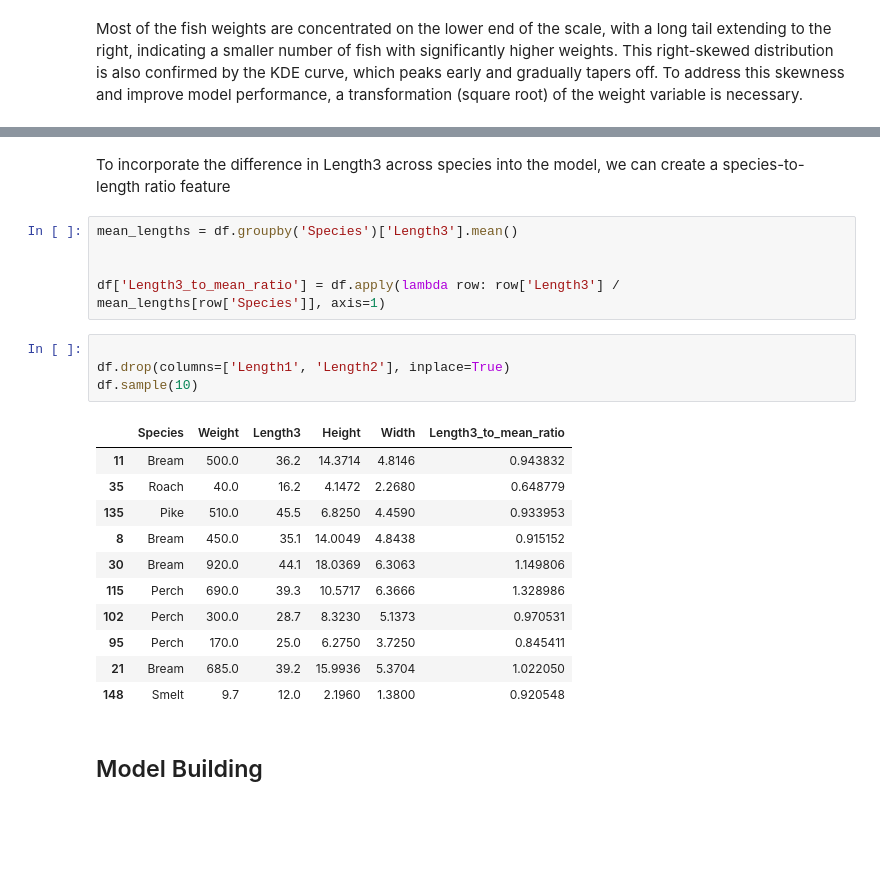
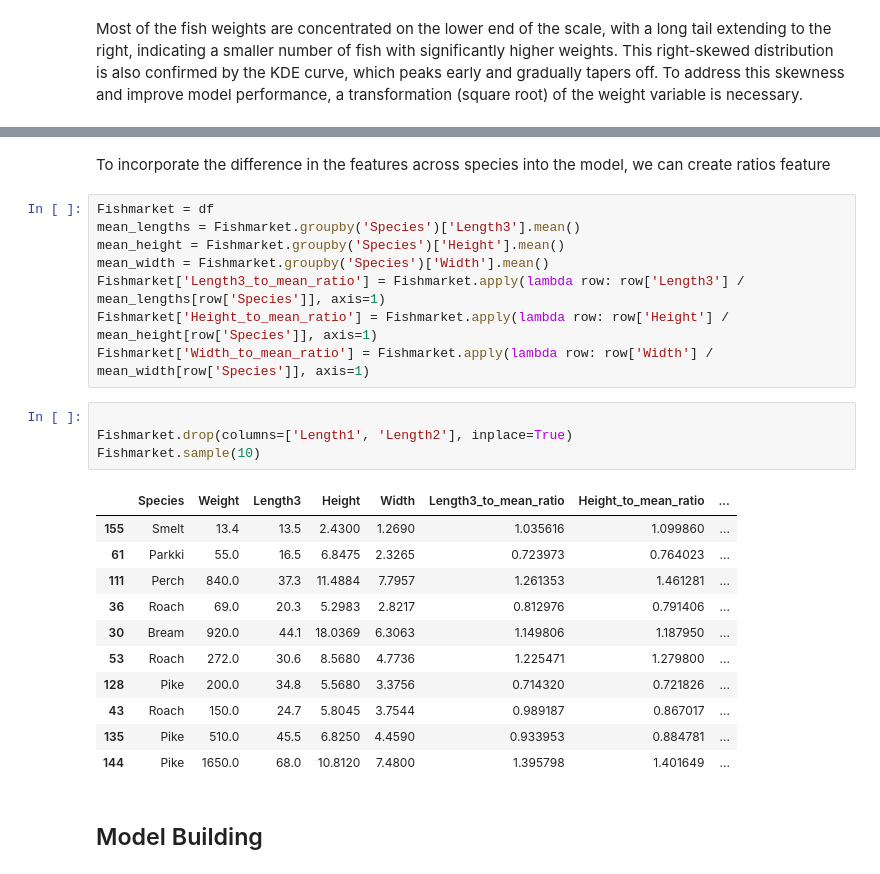
Before and after one commit to ibtissem101/DSC-Challenge, a Jupyter notebook: challenge.ipynb, the cells around one changed output, grey strips where cells are left out. Drawn from its saved outputs; the diff is of its cells as text; blank space fills up the shorter version.

```diff
--- a/challenge.ipynb
+++ b/challenge.ipynb
@@ -141,26 +187,29 @@ There is a significant difference between the species with respect to Length3.
 # %% [markdown]
-To incorporate the difference in Length3 across species into the model, we can create a species-to-length ratio feature
+To incorporate the difference in the features across species into the model, we can create ratios feature
 # %%
-mean_lengths = df.groupby('Species')['Length3'].mean()
-
-
-df['Length3_to_mean_ratio'] = df.apply(lambda row: row['Length3'] / mean_lengths[row['Species']], axis=1)
+Fishmarket = df
+mean_lengths = Fishmarket.groupby('Species')['Length3'].mean()
+mean_height = Fishmarket.groupby('Species')['Height'].mean()
+mean_width = Fishmarket.groupby('Species')['Width'].mean()
+Fishmarket['Length3_to_mean_ratio'] = Fishmarket.apply(lambda row: row['Length3'] / mean_lengths[row['Species']], axis=1)
+Fishmarket['Height_to_mean_ratio'] = Fishmarket.apply(lambda row: row['Height'] / mean_height[row['Species']], axis=1)
+Fishmarket['Width_to_mean_ratio'] = Fishmarket.apply(lambda row: row['Width'] / mean_width[row['Species']], axis=1)
 # %%
 
-df.drop(columns=['Length1', 'Length2'], inplace=True)
-df.sample(10)
+Fishmarket.drop(columns=['Length1', 'Length2'], inplace=True)
+Fishmarket.sample(10)
 # %% [output]
-|  | Species | Weight | Length3 | Height | Width | Length3_to_mean_ratio |
-| 11 | Bream | 500.0 | 36.2 | 14.3714 | 4.8146 | 0.943832 |
-| 35 | Roach | 40.0 | 16.2 | 4.1472 | 2.2680 | 0.648779 |
-| 135 | Pike | 510.0 | 45.5 | 6.8250 | 4.4590 | 0.933953 |
-| 8 | Bream | 450.0 | 35.1 | 14.0049 | 4.8438 | 0.915152 |
-| 30 | Bream | 920.0 | 44.1 | 18.0369 | 6.3063 | 1.149806 |
-| 115 | Perch | 690.0 | 39.3 | 10.5717 | 6.3666 | 1.328986 |
-| 102 | Perch | 300.0 | 28.7 | 8.3230 | 5.1373 | 0.970531 |
-| 95 | Perch | 170.0 | 25.0 | 6.2750 | 3.7250 | 0.845411 |
-| 21 | Bream | 685.0 | 39.2 | 15.9936 | 5.3704 | 1.022050 |
-| 148 | Smelt | 9.7 | 12.0 | 2.1960 | 1.3800 | 0.920548 |
+|  | Species | Weight | Length3 | Height | Width | Length3_to_mean_ratio | Height_to_mean_ratio | ... |
+| 155 | Smelt | 13.4 | 13.5 | 2.4300 | 1.2690 | 1.035616 | 1.099860 | ... |
+| 61 | Parkki | 55.0 | 16.5 | 6.8475 | 2.3265 | 0.723973 | 0.764023 | ... |
+| 111 | Perch | 840.0 | 37.3 | 11.4884 | 7.7957 | 1.261353 | 1.461281 | ... |
+| 36 | Roach | 69.0 | 20.3 | 5.2983 | 2.8217 | 0.812976 | 0.791406 | ... |
+| 30 | Bream | 920.0 | 44.1 | 18.0369 | 6.3063 | 1.149806 | 1.187950 | ... |
+| 53 | Roach | 272.0 | 30.6 | 8.5680 | 4.7736 | 1.225471 | 1.279800 | ... |
+| 128 | Pike | 200.0 | 34.8 | 5.5680 | 3.3756 | 0.714320 | 0.721826 | ... |
+| 43 | Roach | 150.0 | 24.7 | 5.8045 | 3.7544 | 0.989187 | 0.867017 | ... |
+| 135 | Pike | 510.0 | 45.5 | 6.8250 | 4.4590 | 0.933953 | 0.884781 | ... |
+| 144 | Pike | 1650.0 | 68.0 | 10.8120 | 7.4800 | 1.395798 | 1.401649 | ... |
 # %% [markdown]
 ## Model Building
 # %%
```
Also changed, not shown: parts of 12 cells of this notebook.
